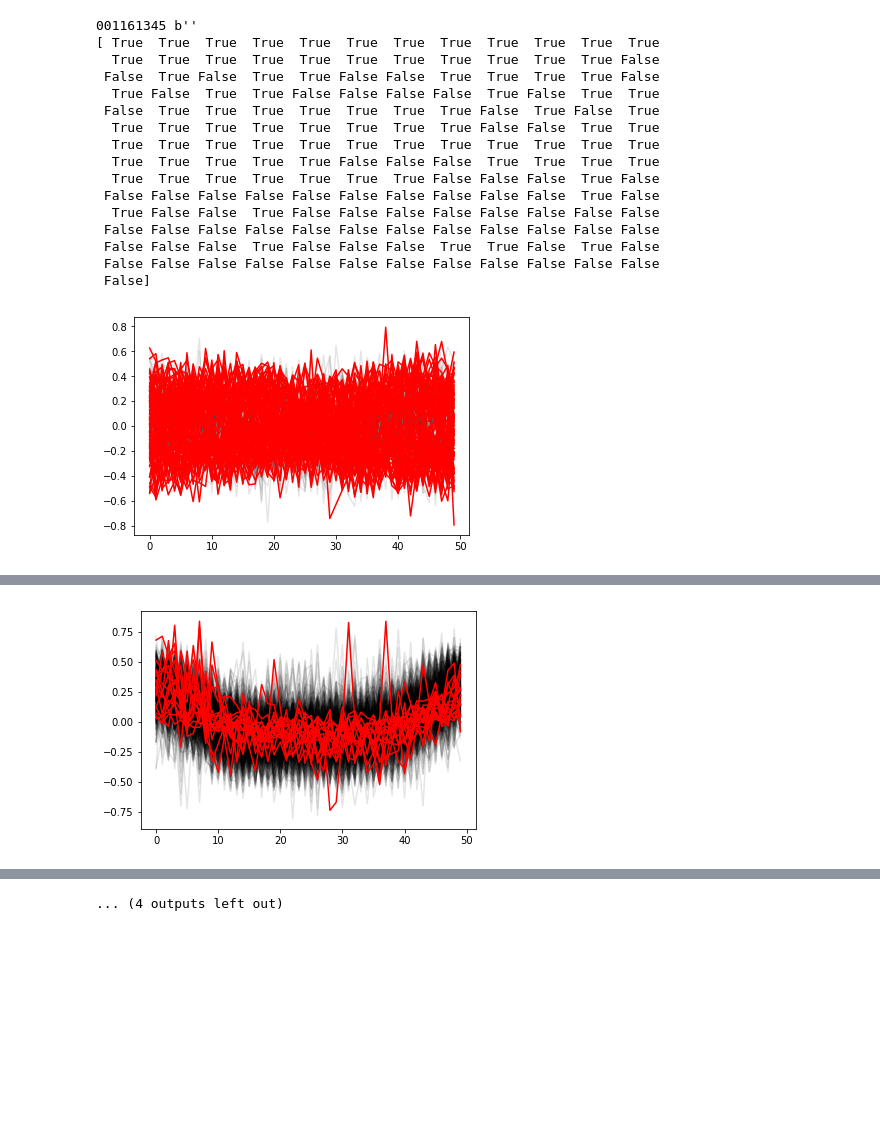
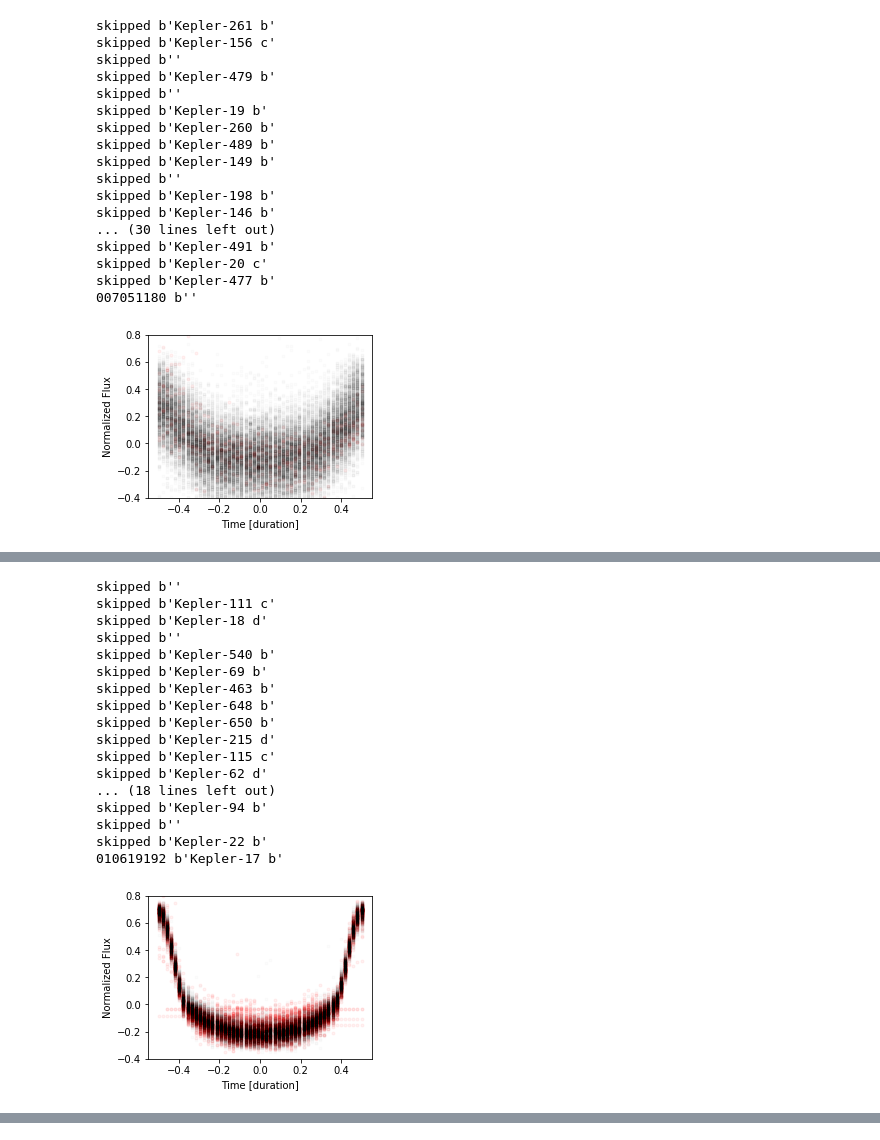
Before and after one commit to bmorris3/orso, a Jupyter notebook: cnn/classify_kepler.ipynb, the cells around one changed output, grey strips where cells are left out. Drawn from its saved outputs; the diff is of its cells as text; code cells hidden in the pictures; blank space fills up the shorter version.

Commit message:
Reproduced figure 8 of Shallue & Vanderburg

```diff
--- a/cnn/classify_kepler.ipynb
+++ b/cnn/classify_kepler.ipynb
@@ -37,7 +37,7 @@ for kepid in list(archive):
         props = koi_table.loc[bstr]
 
         # Exclude systems with TTVs
-        if kepid not in ['003323887', '011401755', '004349452', '007447200']:
+        if kepid not in ['001161345', '003323887', '011401755', '004349452', '007447200']:
 
             if not isinstance(koi_table.loc[bstr]['kepid'], bytes):
                 props = props[np.argmax(props['koi_depth'])]
@@ -83,55 +83,62 @@ for kepid in list(archive):
                         n_fluxes = len(transit.fluxes)
 
                         # Skip partial transits
                         if (i > 3 and transit.fluxes.shape[0] >= 0.9*np.median([len(j) for j in resampled_transits])) or i <= 3:
 
                                 #tr = transit.fluxes[midind-150:midind+150]#[np.newaxis, :, np.newaxis]
 
             #                             tr = np.interp(np.linspace(transit.times.jd.min(), transit.times.jd.max(), 300),
             #                                            transit.times.jd, transit.fluxes)#[np.newaxis, :, np.newaxis]
                                 midtransittime = round((transit.times.jd.mean() - params.t0) / params.per)
 
                                 interped_lc = np.interp(interp_times,
                                                         (transit.times.jd - (params.t0 + midtransittime*params.per)) / duration,
                                                         transit.fluxes)
                                 interped_lc -= np.nanmean(interped_lc)
                                 interped_lc /= (np.nanmax(interped_lc) - np.nanmin(interped_lc))
 
             #                         interped_lc /= interped_lc.ptp()
                                 resampled_transits.append(interped_lc)
 
                     resampled_transits = np.vstack(resampled_transits)[:, :, np.newaxis]
 
                     pred_y = model.predict(resampled_transits, batch_size = 128)
-                    bools = np.argmax(pred_y, axis=1).astype(bool)
 
+                    # (nor really but sort of) assignment probability spotted >99%
+                    bools = pred_y[:, 1] > 0.99 #np.argmax(pred_y, axis=1).astype(bool)
+                    kepids.append(kepid)
                     # If there are at least 10 flagged transits, flag the object:
                     if np.count_nonzero(bools) > 10:
                         print(kepid, props['kepler_name'])
-                        print(bools)
-                        try:
-                            plt.plot(resampled_transits[bools, :, 0].T, 'r', zorder=10)
-                            plt.plot(resampled_transits[np.logical_not(bools), :, 0].T, 'k', alpha=0.1)
-                            plt.show()
-                        except ZeroDivisionError:
-                            pass
+#                         print(bools)
+                        plt.figure(figsize=(4,3))
+                        plt.plot(np.linspace(-0.5, 0.5, 50), resampled_transits[bools, :, 0].T, 'r.', alpha=0.05, rasterized=True)
+                        plt.plot(np.linspace(-0.5, 0.5, 50), resampled_transits[np.logical_not(bools), :, 0].T, '.k', alpha=0.01, rasterized=True)
+                        plt.xlabel('Time [duration]')
+                        plt.ylabel('Normalized Flux')
+                        plt.ylim([-0.4, 0.8])
+                        plt.savefig('plots/{0}.pdf'.format(kepid), bbox_inches='tight')
+                        plt.show()
+                        if kepid == '007051180':
+                            np.save('data/007051180.npy', bools)
                     else:
                         print('skipped', props['kepler_name'])
 # %% [output]
-001161345 b''
-[ True  True  True  True  True  True  True  True  True  True  True  True
-  True  True  True  True  True  True  True  True  True  True  True False
- False  True False  True  True False False  True  True  True  True False
-  True False  True  True False False False False  True False  True  True
- False  True  True  True  True  True  True  True False  True False  True
-  True  True  True  True  True  True  True  True False False  True  True
-  True  True  True  True  True  True  True  True  True  True  True  True
-  True  True  True  True  True False False False  True  True  True  True
-  True  True  True  True  True  True  True False False False  True False
- False False False False False False False False False False  True False
-  True False False  True False False False False False False False False
- False False False False False False False False False False False False
- False False False  True False False False  True  True False  True False
- False False False False False False False False False False False False
- False]
+skipped b'Kepler-261 b'
+skipped b'Kepler-156 c'
+skipped b''
+skipped b'Kepler-479 b'
+skipped b''
+skipped b'Kepler-19 b'
+skipped b'Kepler-260 b'
+skipped b'Kepler-489 b'
+skipped b'Kepler-149 b'
+skipped b''
+skipped b'Kepler-198 b'
+skipped b'Kepler-146 b'
+... (30 lines left out)
+skipped b'Kepler-491 b'
+skipped b'Kepler-20 c'
+skipped b'Kepler-477 b'
+007051180 b''
-[figure, old version]
+[figure, new version]
@@ -155 +162,18 @@ skipped b'Kepler-146 b'
+skipped b''
+skipped b'Kepler-111 c'
+skipped b'Kepler-18 d'
+skipped b''
+skipped b'Kepler-540 b'
+skipped b'Kepler-69 b'
+skipped b'Kepler-463 b'
+skipped b'Kepler-648 b'
+skipped b'Kepler-650 b'
+skipped b'Kepler-215 d'
+skipped b'Kepler-115 c'
+skipped b'Kepler-62 d'
+... (18 lines left out)
+skipped b'Kepler-94 b'
+skipped b''
+skipped b'Kepler-22 b'
+010619192 b'Kepler-17 b'
-[figure, old version]
+[figure, new version]
@@ -246 +215,0 @@ skipped b'Kepler-532 b'
-... (4 outputs left out)
```
Also changed, not shown: parts of 2 cells of this notebook, 3 other files.
